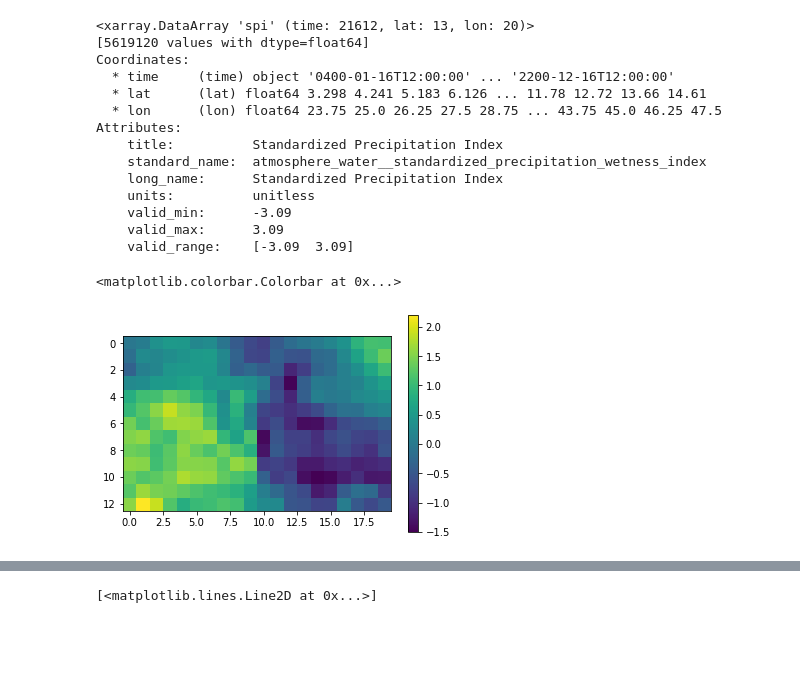
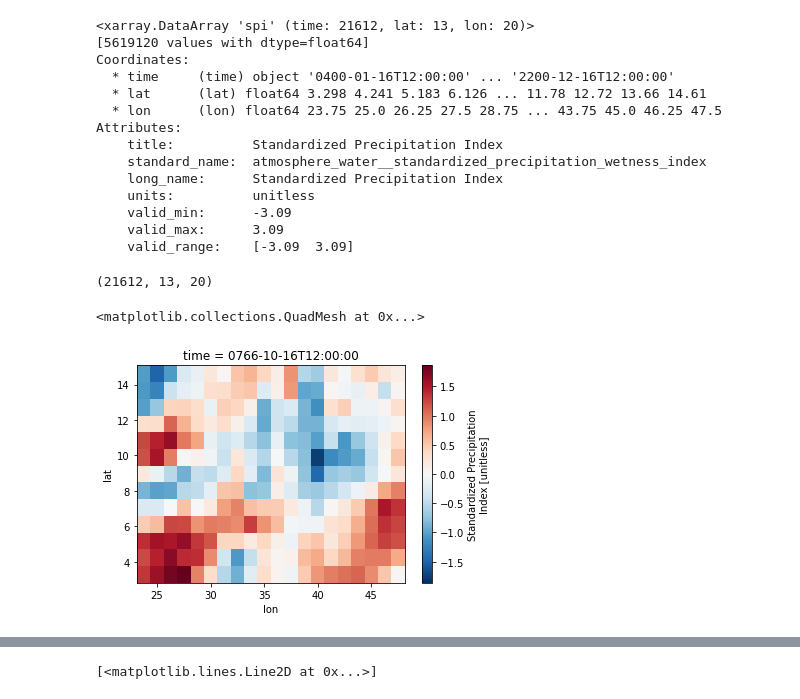
Before and after one commit to paulaharder/hackathon-ci-22, a Jupyter notebook: cesm_viz.ipynb, the cells around one changed output, grey strips where cells are left out. Saved outputs shown, nothing was run; the diff lists cells and outputs as text; code cells hidden in the pictures; blank space fills up the shorter version.

```diff
--- a/cesm_viz.ipynb
+++ b/cesm_viz.ipynb
@@ -23,14 +23,18 @@ Attributes:
     valid_max:      3.09
     valid_range:    [-3.09  3.09]
 # %%
-spi = np.array(ds['spi'])
-spi[np.isnan(spi)] = 0
+spi = ds['spi']
+np_spi = np.array(ds['spi'])
+np_spi[np.isnan(np_spi)] = 0
+print(np_spi.shape)
+# %% [output]
+(21612, 13, 20)
-# %%
-ind = np.random.randint(spi.shape[0])
-plt.imshow(spi[ind,:,:])
-plt.colorbar()
-# %% [output]
-<matplotlib.colorbar.Colorbar at 0x...>
-[figure, removed]
+# %%
+time = np.random.randint(spi.shape[0])
+spi2d = spi.isel(time=time)
+spi2d.plot()
+# %% [output]
+<matplotlib.collections.QuadMesh at 0x...>
+[figure, added]
 # %%
 plt.hist(np.array(spi).flatten(), bins=100)
```
Also changed, not shown: parts of 1 cell of this notebook.
